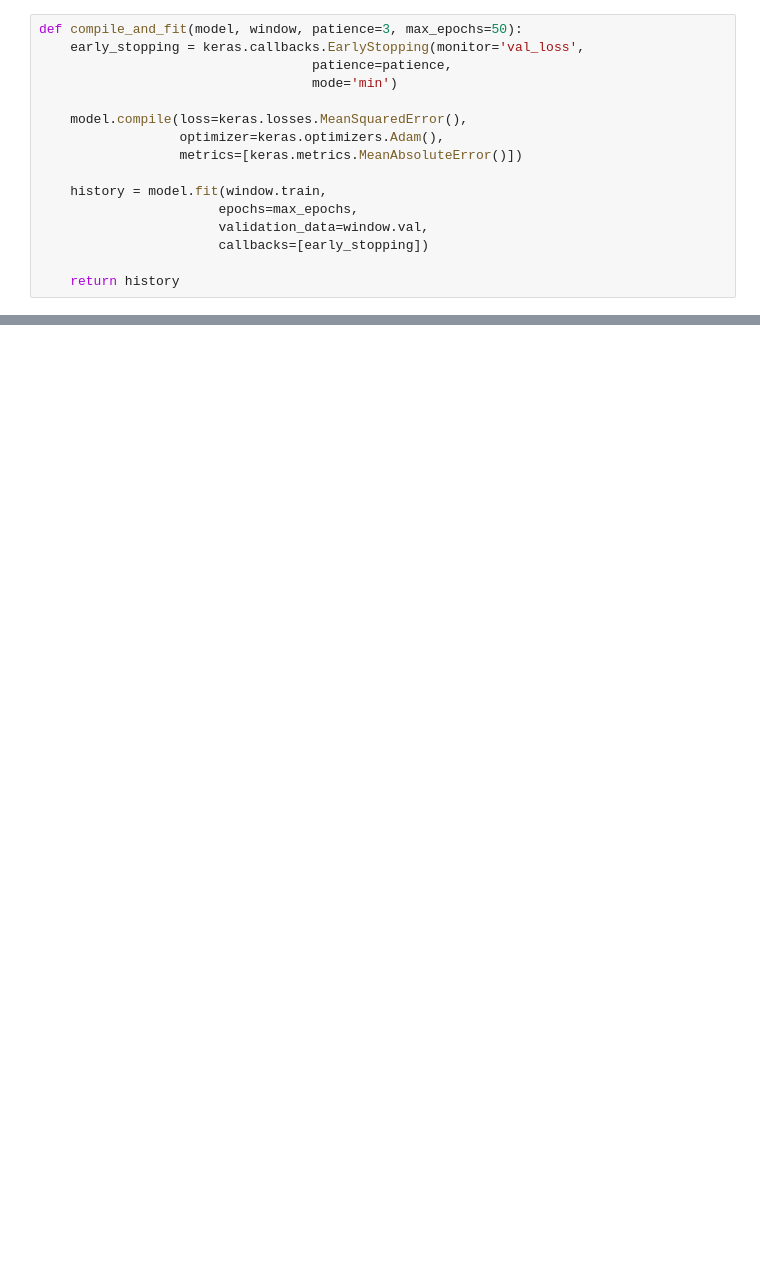
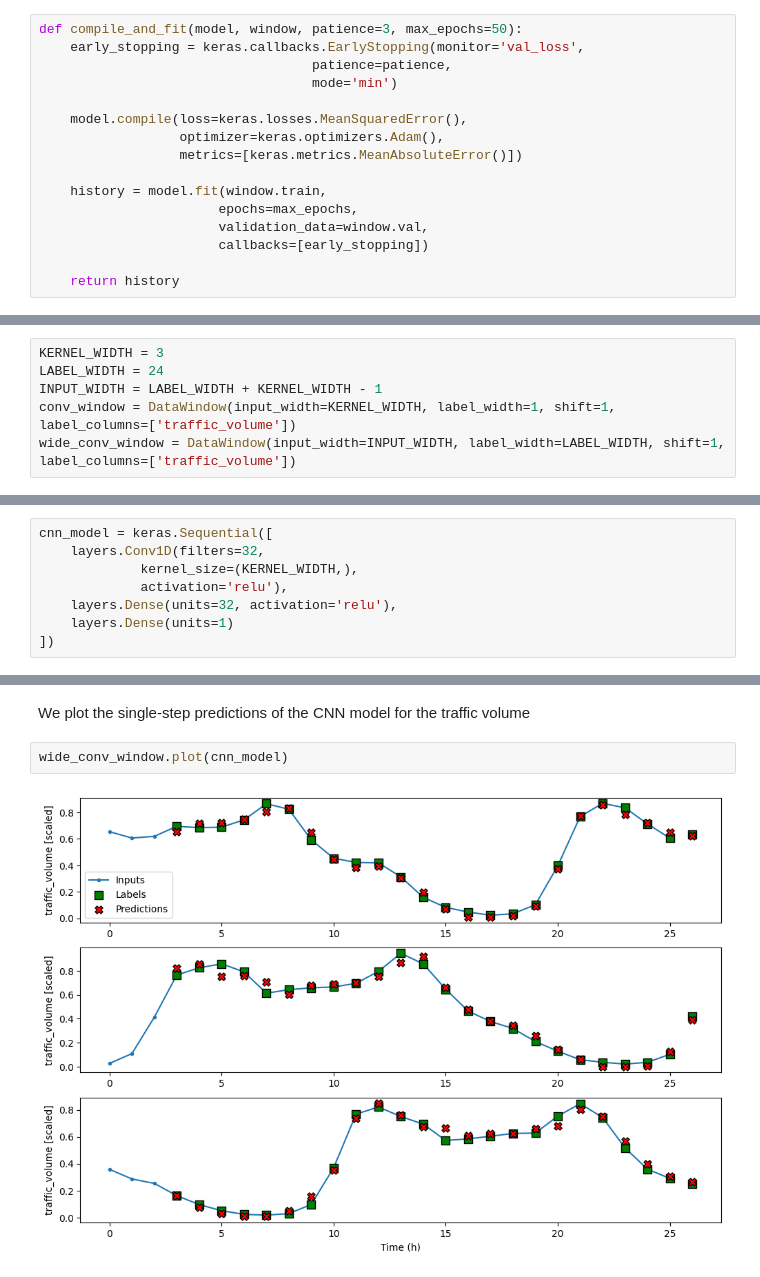
Before and after one commit to luigiselmi/timeseries, a Jupyter notebook: cnn_timeseries.ipynb, the cells around one changed output, grey strips where cells are left out. Drawn from its saved outputs; the diff is of its cells as text; blank space fills up the shorter version.

```diff
--- a/cnn_timeseries.ipynb
+++ b/cnn_timeseries.ipynb
@@ -170,0 +200,6 @@ def compile_and_fit(model, window, patience=3, max_epochs=50):
+# %%
+KERNEL_WIDTH = 3
+LABEL_WIDTH = 24
+INPUT_WIDTH = LABEL_WIDTH + KERNEL_WIDTH - 1
+conv_window = DataWindow(input_width=KERNEL_WIDTH, label_width=1, shift=1, label_columns=['traffic_volume'])
+wide_conv_window = DataWindow(input_width=INPUT_WIDTH, label_width=LABEL_WIDTH, shift=1, label_columns=['traffic_volume'])
@@ -170,0 +220,8 @@ def compile_and_fit(model, window, patience=3, max_epochs=50):
+# %%
+cnn_model = keras.Sequential([
+    layers.Conv1D(filters=32,
+             kernel_size=(KERNEL_WIDTH,),
+             activation='relu'),
+    layers.Dense(units=32, activation='relu'),
+    layers.Dense(units=1)
+])
@@ -170,0 +272,6 @@ def compile_and_fit(model, window, patience=3, max_epochs=50):
+# %% [markdown]
+We plot the single-step predictions of the CNN model for the traffic volume
+# %%
+wide_conv_window.plot(cnn_model)
+# %% [output]
+[figure, added]
```
Also changed, not shown: parts of 19 cells of this notebook.
